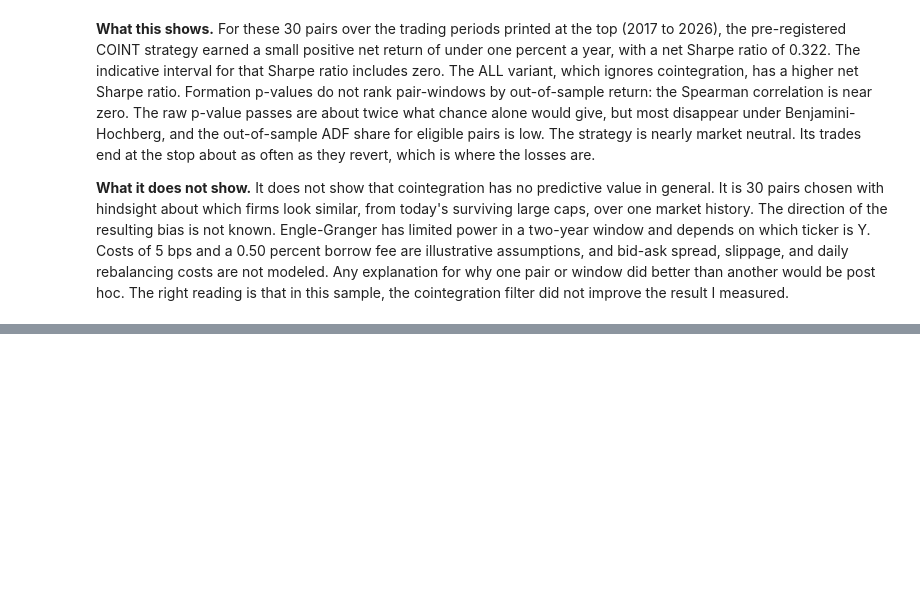
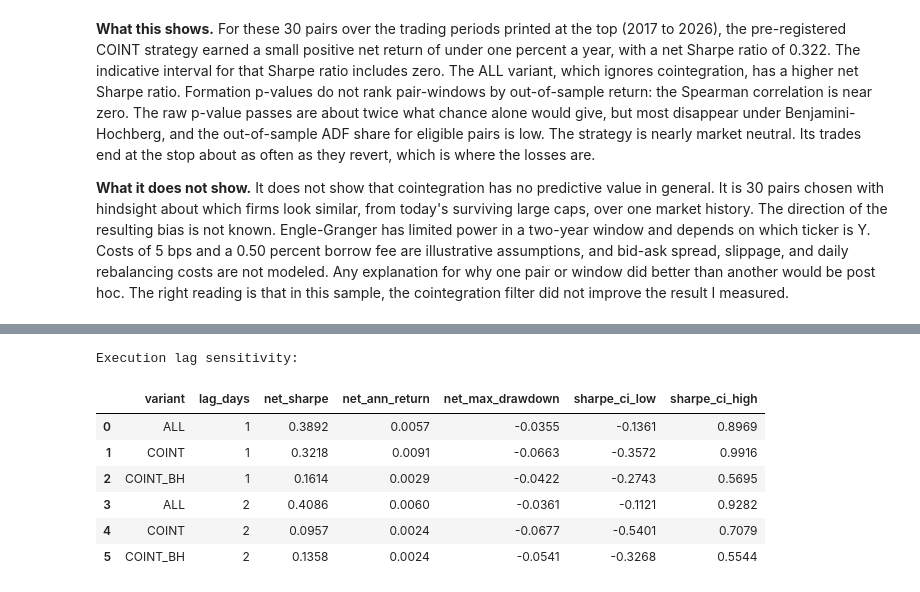
Before and after one commit to mann-patel07/Pairs-Trading-Walkforward, a Jupyter notebook: 2_Walkforward_Analysis.ipynb, the cells around one changed output, grey strips where cells are left out. Saved outputs shown, nothing was run; the diff lists cells and outputs as text; code cells hidden in the pictures; blank space fills up the shorter version.

```diff
--- a/2_Walkforward_Analysis.ipynb
+++ b/2_Walkforward_Analysis.ipynb
@@ -311,0 +316,12 @@ Higher costs lower the Sharpe ratio of every variant, as expected. The entry-thr
+# %%
+print("Execution lag sensitivity:")
+display(pd.read_csv("results/execution_lag_sensitivity.csv").round(4))
+# %% [output]
+Execution lag sensitivity:
+|  | variant | lag_days | net_sharpe | net_ann_return | net_max_drawdown | sharpe_ci_low | sharpe_ci_high |
+| 0 | ALL | 1 | 0.3892 | 0.0057 | -0.0355 | -0.1361 | 0.8969 |
+| 1 | COINT | 1 | 0.3218 | 0.0091 | -0.0663 | -0.3572 | 0.9916 |
+| 2 | COINT_BH | 1 | 0.1614 | 0.0029 | -0.0422 | -0.2743 | 0.5695 |
+| 3 | ALL | 2 | 0.4086 | 0.0060 | -0.0361 | -0.1121 | 0.9282 |
+| 4 | COINT | 2 | 0.0957 | 0.0024 | -0.0677 | -0.5401 | 0.7079 |
+| 5 | COINT_BH | 2 | 0.1358 | 0.0024 | -0.0541 | -0.3268 | 0.5544 |
```
Also changed, not shown: parts of 3 cells of this notebook, 6 other files.
